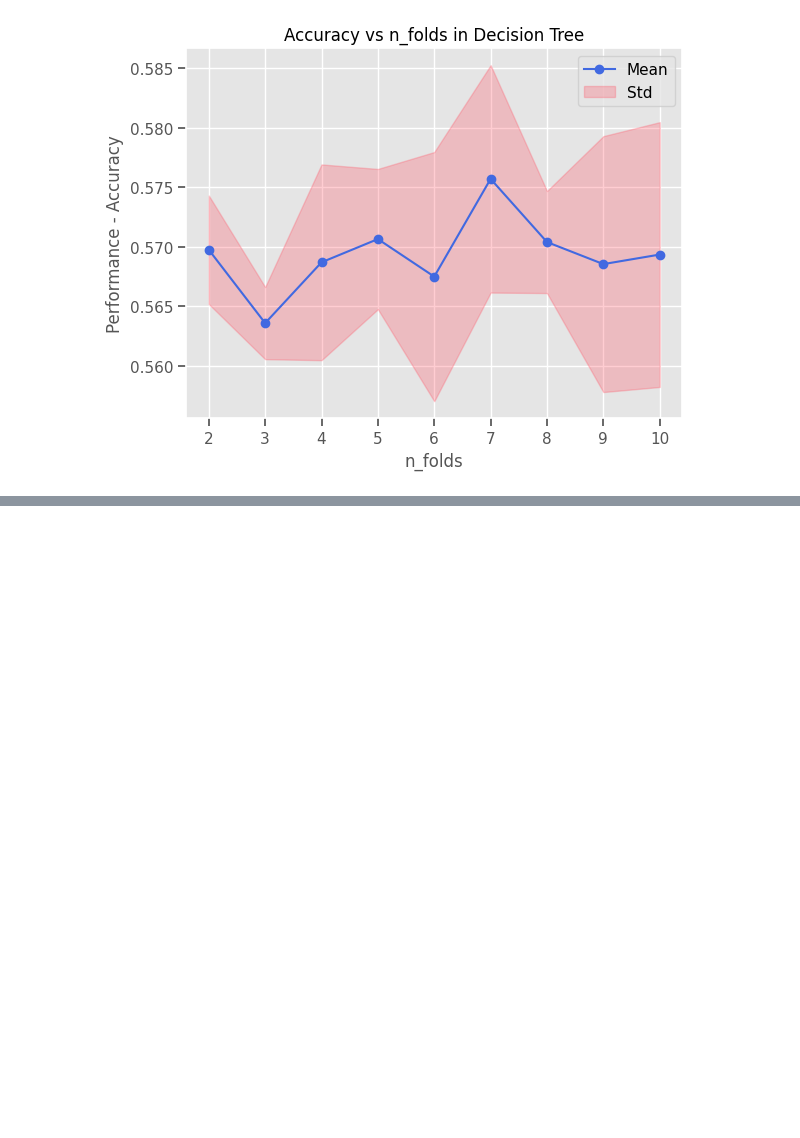
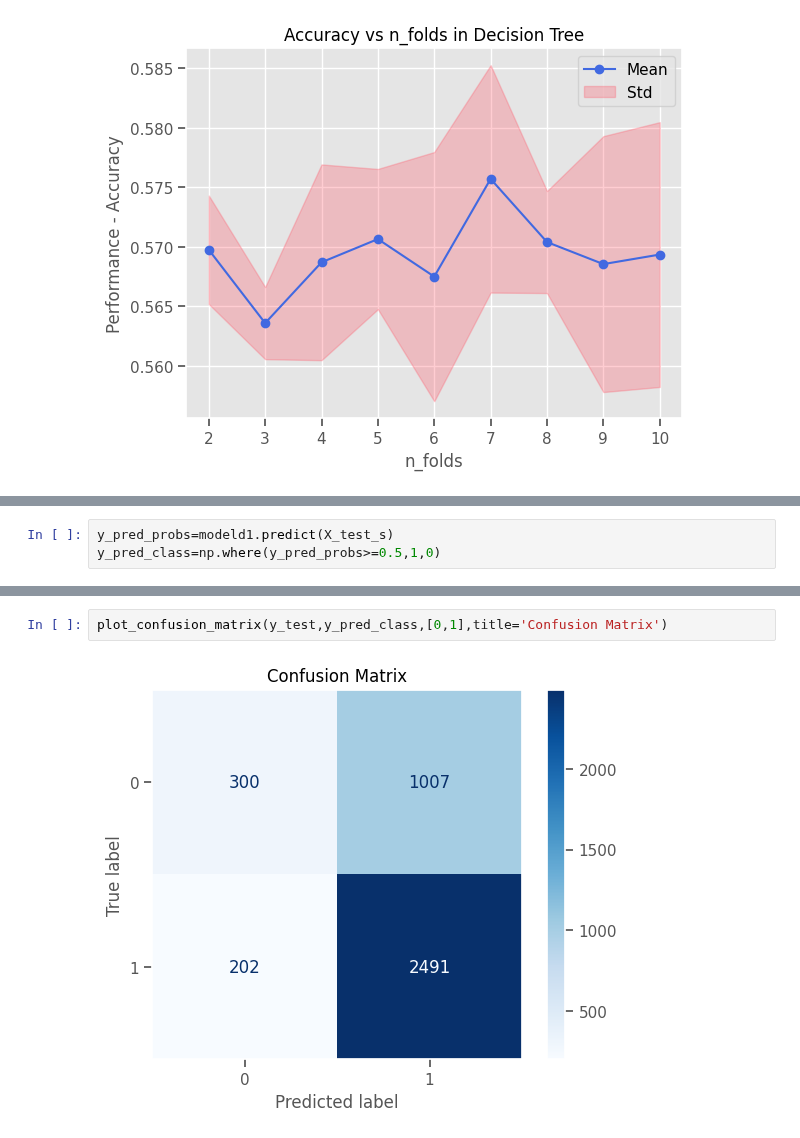
Before and after one commit to Jonkkeyler333/Deteccion_sindrome_ojo_seco, a Jupyter notebook: main.ipynb, the cells around one changed output, grey strips where cells are left out. Saved outputs shown, nothing was run; the diff lists cells and outputs as text; blank space fills up the shorter version.

```diff
--- a/main.ipynb
+++ b/main.ipynb
@@ -658,0 +693,3 @@ plt.show()
+# %%
+y_pred_probs=modeld1.predict(X_test_s)
+y_pred_class=np.where(y_pred_probs>=0.5,1,0)
@@ -658,0 +698,4 @@ plt.show()
+# %%
+plot_confusion_matrix(y_test,y_pred_class,[0,1],title='Confusion Matrix')
+# %% [output]
+[figure, added]
```
Also changed, not shown: parts of 17 cells of this notebook.
